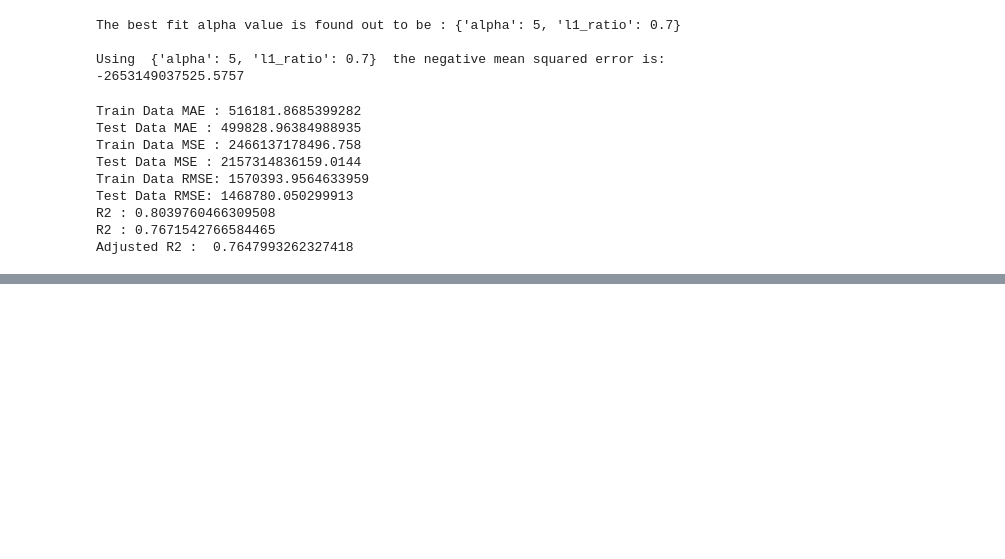
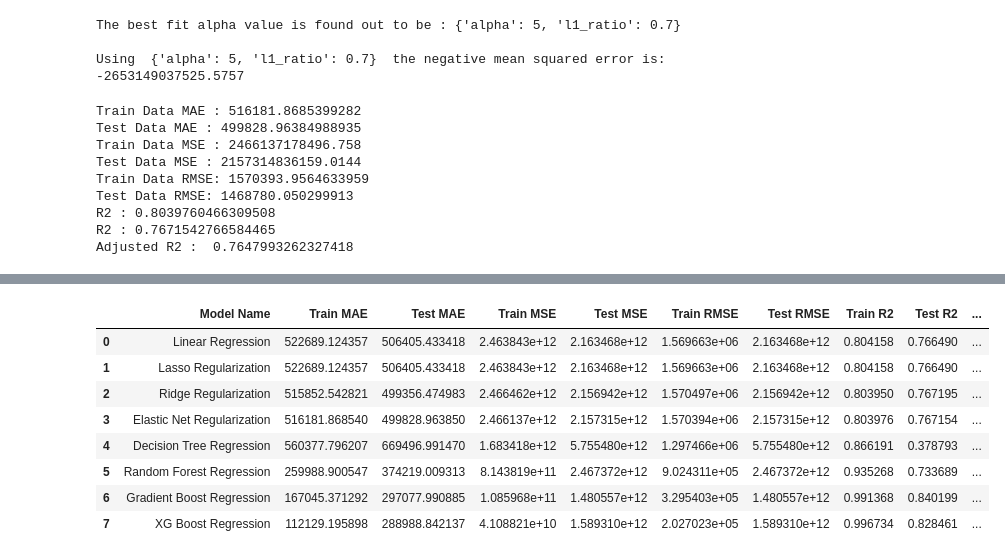
Before and after one commit to paulsoumyadip/ted_talk_views_prediction, a Jupyter notebook: Ted_Talks_Views_Prediction_Regression_Capstone_.ipynb, the cells around one changed output, grey strips where cells are left out. Cells and saved outputs as stored; diff of their text form; code cells hidden in the pictures; blank space fills up the shorter version.

```diff
--- a/Ted_Talks_Views_Prediction_Regression_Capstone_.ipynb
+++ b/Ted_Talks_Views_Prediction_Regression_Capstone_.ipynb
@@ -844,0 +1104,4 @@ Adjusted R2 :  0.7647993262327418
+# %%
+# finding the optimal model w.r.t. best_estimator_
+xgb_optimal_model = xgb_random.best_estimator_
+xgb_optimal_model
@@ -844,0 +1110,33 @@ Adjusted R2 :  0.7647993262327418
+# %%
+# Predicting the values for train and test data.
+
+y_train_pred =  xgb_optimal_model.predict(X_train)
+y_test_pred  = xgb_optimal_model.predict(X_test)
+
+# Mean Absolute Error of Training and Testing Data.
+XG_Train_MAE = mean_absolute_error(y_train, y_train_pred)
+print("Train Data MAE :" , XG_Train_MAE)
+XG_Test_MAE = mean_absolute_error(y_test, y_test_pred)
+print("Test Data MAE :" , XG_Test_MAE)
+
+# Mean Squared Error of Training and Testing Data.
+XG_Train_MSE = mean_squared_error((y_train), (y_train_pred))
+print("Train Data MSE :" , XG_Train_MSE)
+XG_Test_MSE = mean_squared_error((y_test), (y_test_pred))
+print("Test Data MSE :" , XG_Test_MSE)
+
+# Root Mean Squared error of Training and Testing Data.
+XG_Train_RMSE = np.sqrt(mean_squared_error((y_train), (y_train_pred)))
+print("Train Data RMSE:" , XG_Train_RMSE)
+XG_Test_RMSE = np.sqrt(mean_squared_error((y_test), (y_test_pred)))
+print("Test Data RMSE:" , XG_Test_RMSE)
+
+# Coefficient of determination of Training and Testing Data.
+XG_Train_R2 = r2_score((y_train), (y_train_pred))
+print("R2 :" , XG_Train_R2)
+XG_Test_R2 = r2_score((y_test), (y_test_pred))
+print("R2 :" , XG_Test_R2)
+
+# Adjusted R2 of Training and Testing Data.
+XG_Adjusted_R2 = 1-(1-r2_score((y_test), (y_test_pred)))*((X_test.shape[0]-1)/(X_test.shape[0]-X_test.shape[1]-1))
+print("Adjusted R2 : ", XG_Adjusted_R2)
@@ -844,0 +1218,14 @@ Adjusted R2 :  0.7647993262327418
+# %%
+conclusion_df = pd.DataFrame(ml_models)
+# %%
+conclusion_df
+# %% [output]
+|  | Model Name | Train MAE | Test MAE | Train MSE | Test MSE | Train RMSE | Test RMSE | Train R2 | Test R2 | ... |
+| 0 | Linear Regression | 522689.124357 | 506405.433418 | 2.463843e+12 | 2.163468e+12 | 1.569663e+06 | 2.163468e+12 | 0.804158 | 0.766490 | ... |
+| 1 | Lasso Regularization | 522689.124357 | 506405.433418 | 2.463843e+12 | 2.163468e+12 | 1.569663e+06 | 2.163468e+12 | 0.804158 | 0.766490 | ... |
+| 2 | Ridge Regularization | 515852.542821 | 499356.474983 | 2.466462e+12 | 2.156942e+12 | 1.570497e+06 | 2.156942e+12 | 0.803950 | 0.767195 | ... |
+| 3 | Elastic Net Regularization | 516181.868540 | 499828.963850 | 2.466137e+12 | 2.157315e+12 | 1.570394e+06 | 2.157315e+12 | 0.803976 | 0.767154 | ... |
+| 4 | Decision Tree Regression | 560377.796207 | 669496.991470 | 1.683418e+12 | 5.755480e+12 | 1.297466e+06 | 5.755480e+12 | 0.866191 | 0.378793 | ... |
+| 5 | Random Forest Regression | 259988.900547 | 374219.009313 | 8.143819e+11 | 2.467372e+12 | 9.024311e+05 | 2.467372e+12 | 0.935268 | 0.733689 | ... |
+| 6 | Gradient Boost Regression | 167045.371292 | 297077.990885 | 1.085968e+11 | 1.480557e+12 | 3.295403e+05 | 1.480557e+12 | 0.991368 | 0.840199 | ... |
+| 7 | XG Boost Regression | 112129.195898 | 288988.842137 | 4.108821e+10 | 1.589310e+12 | 2.027023e+05 | 1.589310e+12 | 0.996734 | 0.828461 | ... |
```
Also changed, not shown: parts of 22 cells of this notebook.
